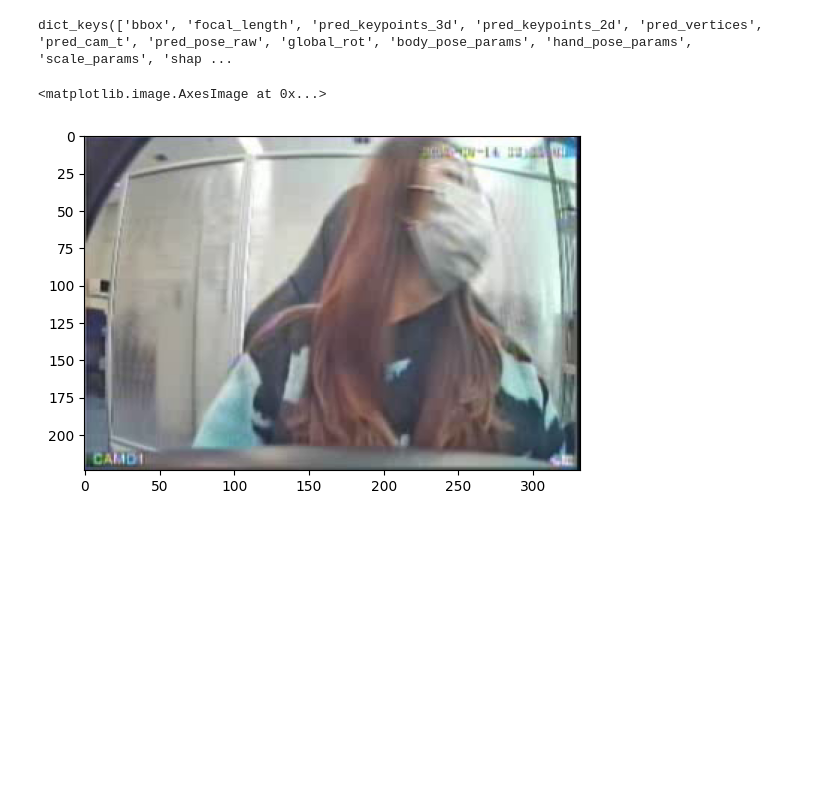
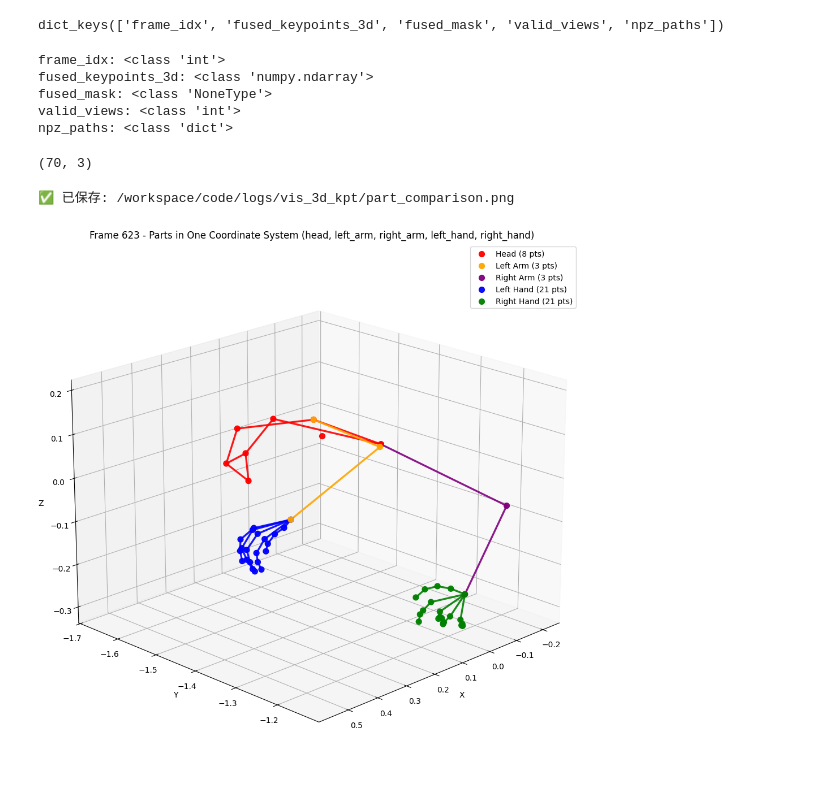
Before and after one commit to ChenKaiXuSan/Drive_CHM3D_PyTorch, a Jupyter notebook: analysis/sam3d_body_load.ipynb, the cells around one changed output. Saved outputs shown, nothing was run; the diff lists cells and outputs as text; code cells hidden in the pictures; blank space fills up the shorter version.

```diff
--- a/analysis/sam3d_body_load.ipynb
+++ b/analysis/sam3d_body_load.ipynb
@@ -1,16 +1,19 @@
 # %%
 # load npz
 import numpy as np
-path = '/workspace/data/sam3d_body_results/19/夜多い/front/000000_sam3d_body.npz'
+path = '/workspace/data/head3d_fuse_results/01/夜多い/smoothed_fused_npz/frame_000623_fused.npy'
 data = np.load(path, allow_pickle=True)
 # %%
-info = data['output'].item()
+info = data.item()
 info.keys()
 # %% [output]
-dict_keys(['bbox', 'focal_length', 'pred_keypoints_3d', 'pred_keypoints_2d', 'pred_vertices', 'pred_cam_t', 'pred_pose_raw', 'global_rot', 'body_pose_params', 'hand_pose_params', 'scale_params', 'shap ...
+dict_keys(['frame_idx', 'fused_keypoints_3d', 'fused_mask', 'valid_views', 'npz_paths'])
 # %%
-import matplotlib.pyplot as plt
-plt.imshow(info['frame'])
+for key in info.keys():
+    print(f'{key}: {type(info[key])}')
 # %% [output]
-<matplotlib.image.AxesImage at 0x...>
+frame_idx: <class 'int'>
+fused_keypoints_3d: <class 'numpy.ndarray'>
+fused_mask: <class 'NoneType'>
+valid_views: <class 'int'>
+npz_paths: <class 'dict'>
-[figure, removed]
@@ -16,0 +27,36 @@ plt.imshow(info['frame'])
+# %%
+info['fused_keypoints_3d'].shape
+# %% [output]
+(70, 3)
+# %%
+import sys
+from pathlib import Path
+import numpy as np
+import matplotlib.pyplot as plt
+
+sys.path.append('/workspace/code')
+from vis_3d_kpt.visualize import visualize_parts_in_one_coordinate
+
+# 如果前面单元没运行，这里自动加载一帧数据
+if 'info' not in globals():
+    path = '/workspace/data/head3d_fuse_results/01/夜多い/smoothed_fused_npz/frame_000623_fused.npy'
+    data = np.load(path, allow_pickle=True)
+    info = data.item()
+
+# 可选: 'head' 或 'head_arm_hand'
+draw_mode = 'head_arm_hand'
+
+save_path = Path('/workspace/code/logs/vis_3d_kpt/part_comparison.png')
+fig, ax = visualize_parts_in_one_coordinate(
+    points_3d=info['fused_keypoints_3d'],
+    draw_option=draw_mode,
+    title_prefix=f"Frame {info.get('frame_idx', '')}",
+    save_path=save_path,
+ )
+
+print(f'✅ 已保存: {save_path}')
+plt.show()
+plt.close(fig)
+# %% [output]
+✅ 已保存: /workspace/code/logs/vis_3d_kpt/part_comparison.png
+[figure, added]
```
Also changed, not shown: parts of 1 cell of this notebook, 13 other files.
